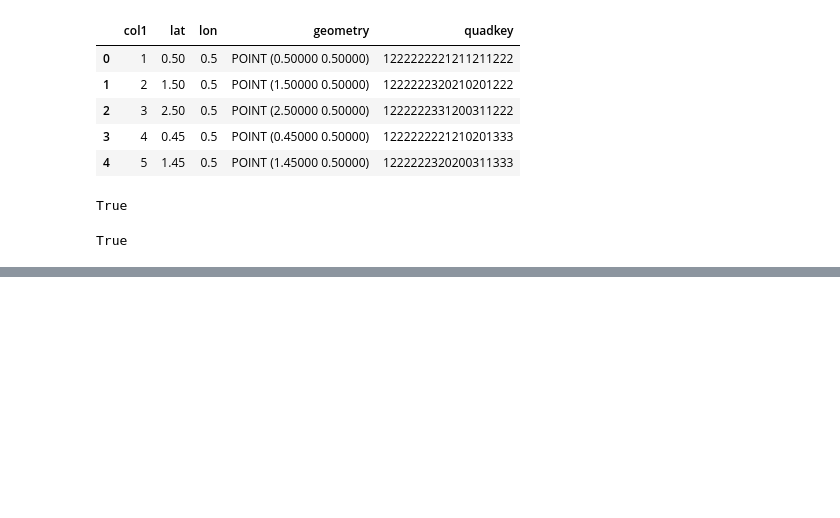
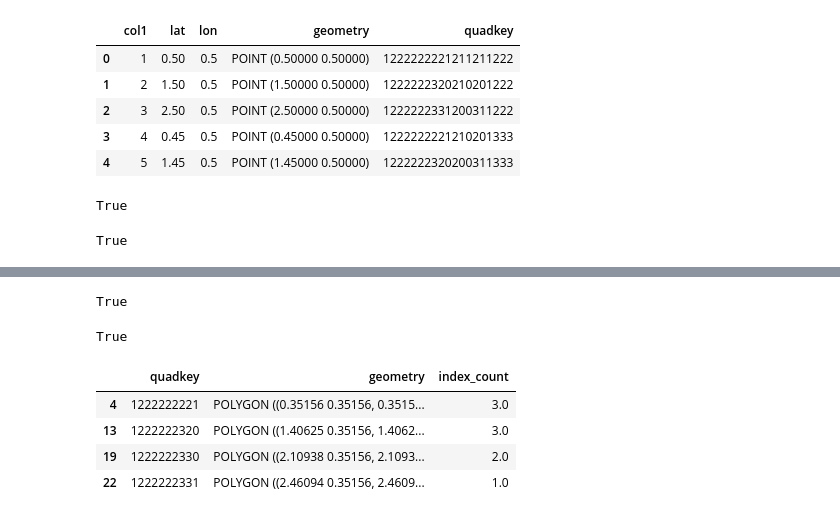
Before and after one commit to thinkingmachines/geowrangler, a Jupyter notebook: notebooks/02_vector_zonal_stats.ipynb, the cells around one changed output, grey strips where cells are left out. Saved outputs shown, nothing was run; the diff lists cells and outputs as text; code cells hidden in the pictures; blank space fills up the shorter version.

```diff
--- a/notebooks/02_vector_zonal_stats.ipynb
+++ b/notebooks/02_vector_zonal_stats.ipynb
@@ -1104,4 +1114,30 @@ bingtile_results
 # %%
-list(bingtile_results.quadkey.values) == ["122222222", "122222232", "122222233"]
+list(bingtile_results.quadkey.values) == [
+    "122222220",
+    "122222222",
+    "122222221",
+    "122222223",
+    "122222230",
+    "122222232",
+    "122222231",
+    "122222233",
+    "122222320",
+    "122222322",
+]
+# %% [output]
+True
 # %%
-list(bingtile_results.index_count.values) == [3, 3, 3]
+list(bingtile_results.index_count.values) == [
+    0.0,
+    3.0,
+    0.0,
+    0.0,
+    0.0,
+    3.0,
+    0.0,
+    3.0,
+    0.0,
+    0.0,
+]
+# %% [output]
+True
@@ -1112,0 +1153,8 @@ simple_aoi_bingtiles = bgtile_generator.generate_grid(simple_aoi)
+# %%
+bingtile_results10[bingtile_results10.index_count > 0]
+# %% [output]
+|  | quadkey | geometry | index_count |
+| 4 | 1222222221 | POLYGON ((0.35156 0.35156, 0.3515... | 3.0 |
+| 13 | 1222222320 | POLYGON ((1.40625 0.35156, 1.4062... | 3.0 |
+| 19 | 1222222330 | POLYGON ((2.10938 0.35156, 2.1093... | 2.0 |
+| 22 | 1222222331 | POLYGON ((2.46094 0.35156, 2.4609... | 1.0 |
```
Also changed, not shown: parts of 18 cells of this notebook, 3 other files.
